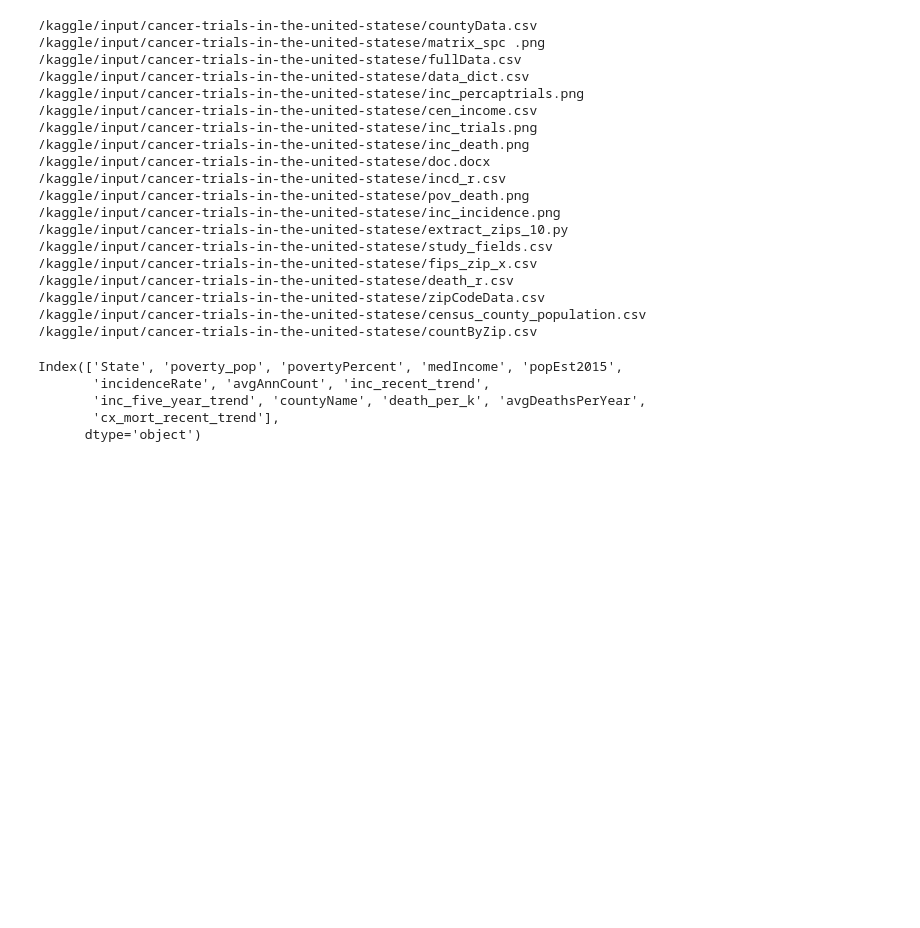
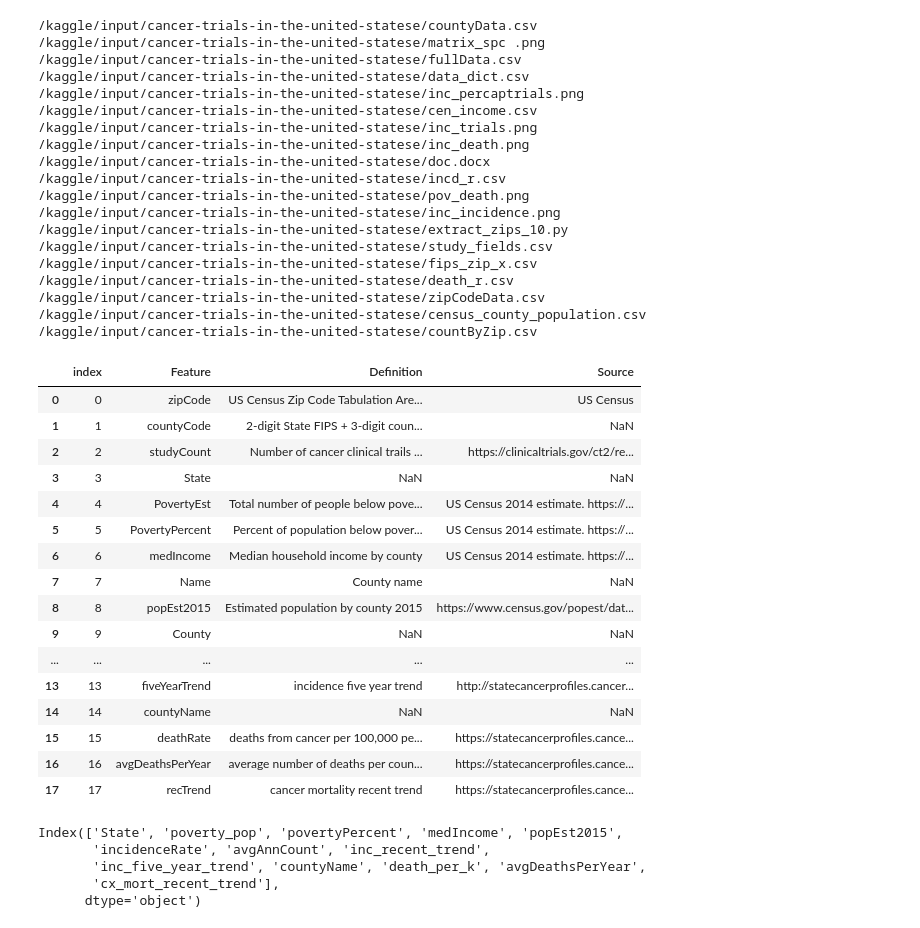
Before and after one commit to dansarmiento/ColaboratoryNotebooks, a Jupyter notebook: notebook8cd93c78a5.ipynb, the cells around one changed output. Cells and saved outputs as stored; diff of their text form; code cells hidden in the pictures; blank space fills up the shorter version.

Commit message:
Kaggle Notebook | notebook8cd93c78a5 | Version 12

```diff
--- a/notebook8cd93c78a5.ipynb
+++ b/notebook8cd93c78a5.ipynb
@@ -51,9 +53,27 @@ df = df.drop_duplicates()
 # recentTrend is cancer incidence recent trend
 # looks like this dataset is ripe for seaborn visual analysis
 # %%
-#df_dict = pd.read_csv('/kaggle/input/cancer-trials-in-the-united-statese/data_dict.csv')
-#df_dict
+df_dict = pd.read_csv('/kaggle/input/cancer-trials-in-the-united-statese/data_dict.csv')
+df_dict
 # Columns need more descriptive names
+# %% [output]
+|  | index | Feature | Definition | Source |
+| 0 | 0 | zipCode | US Census Zip Code Tabulation Are... | US Census |
+| 1 | 1 | countyCode | 2-digit State FIPS + 3-digit coun... | NaN |
+| 2 | 2 | studyCount | Number of cancer clinical trails ... | https://clinicaltrials.gov/ct2/re... |
+| 3 | 3 | State | NaN | NaN |
+| 4 | 4 | PovertyEst | Total number of people below pove... | US Census 2014 estimate. https://... |
+| 5 | 5 | PovertyPercent | Percent of population below pover... | US Census 2014 estimate. https://... |
+| 6 | 6 | medIncome | Median household income by county | US Census 2014 estimate. https://... |
+| 7 | 7 | Name | County name | NaN |
+| 8 | 8 | popEst2015 | Estimated population by county 2015 | https://www.census.gov/popest/dat... |
+| 9 | 9 | County | NaN | NaN |
+| ... | ... | ... | ... | ... |
+| 13 | 13 | fiveYearTrend | incidence five year trend | http://statecancerprofiles.cancer... |
+| 14 | 14 | countyName | NaN | NaN |
+| 15 | 15 | deathRate | deaths from cancer per 100,000 pe... | https://statecancerprofiles.cance... |
+| 16 | 16 | avgDeathsPerYear | average number of deaths per coun... | https://statecancerprofiles.cance... |
+| 17 | 17 | recTrend | cancer mortality recent trend | https://statecancerprofiles.cance... |
 # %%
 df.rename(columns={'PovertyEst':'poverty_pop', 'recentTrend':'inc_recent_trend','fiveYearTrend':'inc_five_year_trend','deathRate':'death_per_k',
                   'recTrend':'cx_mort_recent_trend'}, inplace=True)
```
Also changed, not shown: parts of 7 cells of this notebook.
